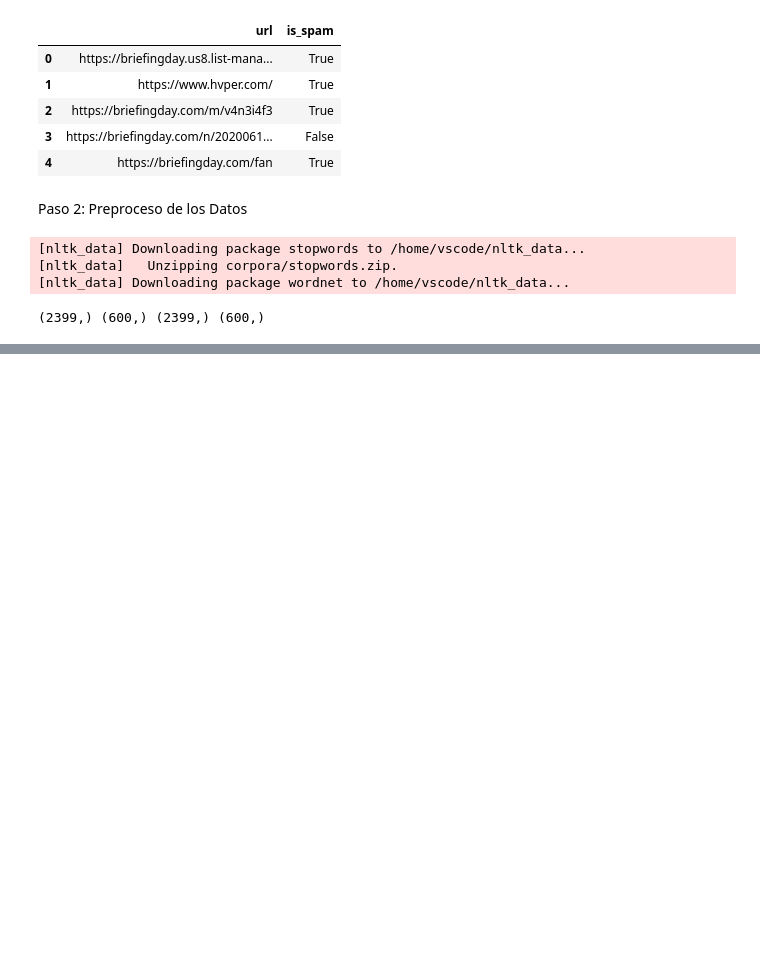
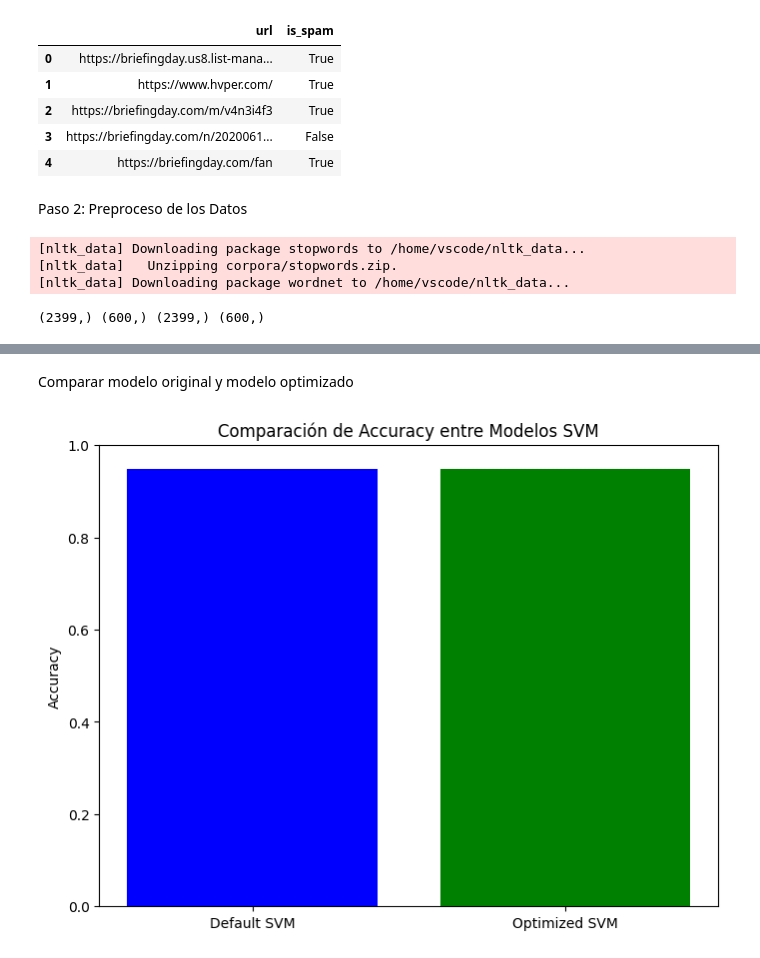
Before and after one commit to 4GeeksAcademy/NLP_MM, a Jupyter notebook: src/explore.ipynb, the cells around one changed output, grey strips where cells are left out. Cells and saved outputs as stored; diff of their text form; code cells hidden in the pictures; blank space fills up the shorter version.

```diff
--- a/src/explore.ipynb
+++ b/src/explore.ipynb
@@ -60,0 +90,23 @@ print(X_train.shape, X_test.shape, y_train.shape, y_test.shape)
+# %%
+from sklearn.model_selection import GridSearchCV
+
+# Definir los parametros para el Grid Search
+param_grid = {
+    'svc__C': [0.1, 1, 10],
+    'svc__gamma': [1, 0.1, 0.01],
+    'svc__kernel': ['rbf', 'linear']
+}
+
+# Configurar el Grid Search
+grid = GridSearchCV(pipeline, param_grid, refit=True, verbose=2)
+
+# Entrenar el modelo optimizado
+grid.fit(X_train, y_train)
+
+# Predecir en el conjunto de prueba con el mejor modelo
+y_pred_optimized = grid.best_estimator_.predict(X_test)
+
+report_optimized = classification_report(y_test, y_pred_optimized, output_dict=True)
+accuracy_optimized = accuracy_score(y_test, y_pred_optimized)
+print("\nOptimized Model Report")
+print(classification_report(y_test, y_pred_optimized))
@@ -60,0 +131,26 @@ print(X_train.shape, X_test.shape, y_train.shape, y_test.shape)
+# %% [markdown]
+Comparar modelo original y modelo optimizado
+# %%
+import matplotlib.pyplot as plt
+
+# Resultados de precisión (accuracy)
+accuracy_default = accuracy_score(y_test, y_pred)
+accuracy_optimized = accuracy_score(y_test, y_pred_optimized)
+
+# Crear un DataFrame con los resultados
+import pandas as pd
+
+results = pd.DataFrame({
+    'Modelo': ['Default SVM', 'Optimized SVM'],
+    'Accuracy': [accuracy_default, accuracy_optimized]
+})
+
+# Crear gráfico de barras
+plt.figure(figsize=(8, 6))
+plt.bar(results['Modelo'], results['Accuracy'], color=['blue', 'green'])
+plt.ylim(0, 1)
+plt.ylabel('Accuracy')
+plt.title('Comparación de Accuracy entre Modelos SVM')
+plt.show()
+# %% [output]
+[figure, added]
```
Also changed, not shown: parts of 3 cells of this notebook.
